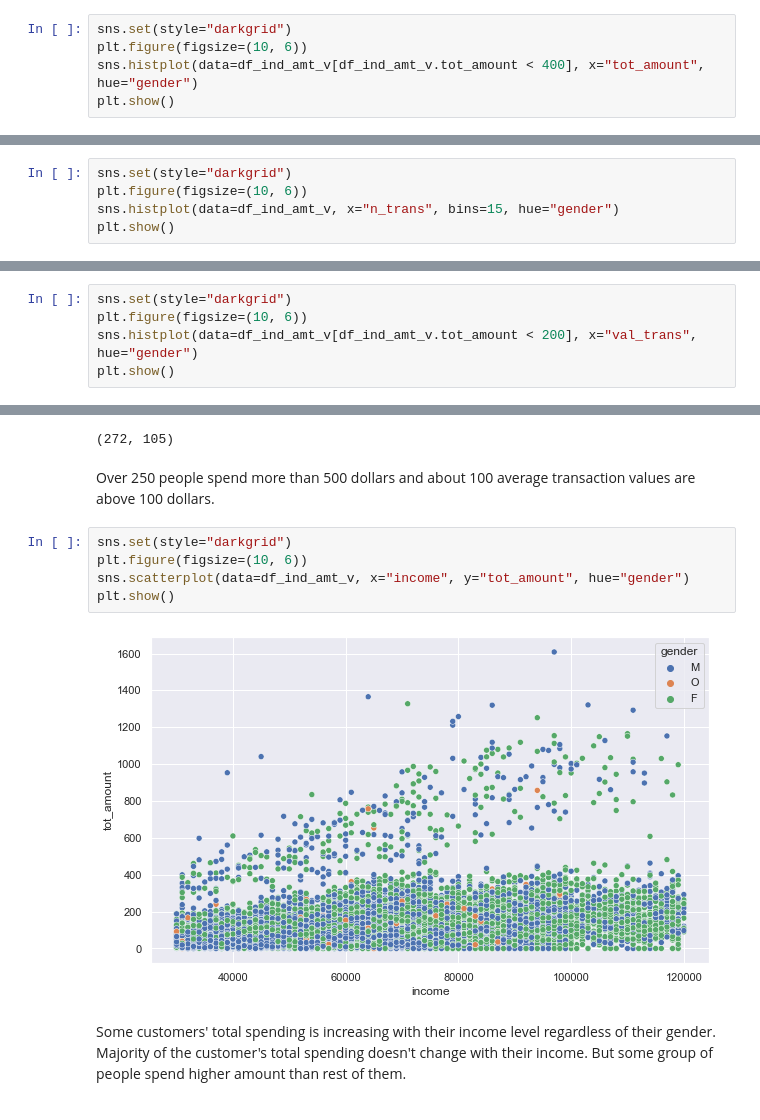
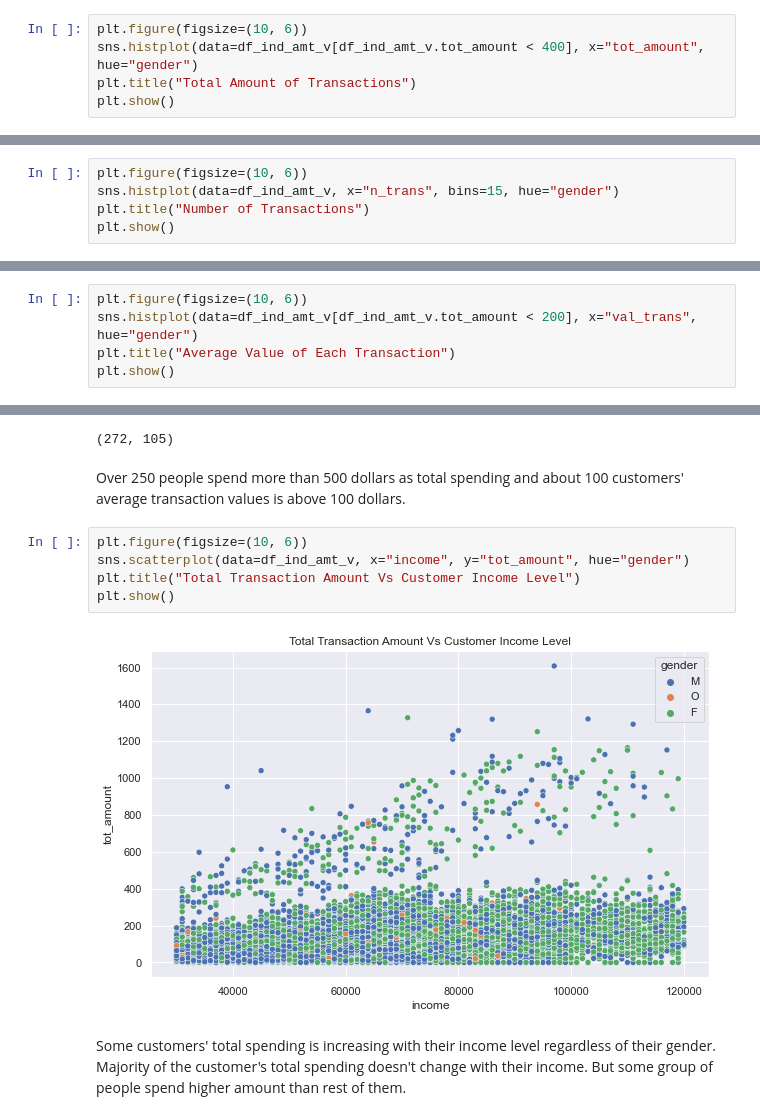
Before and after one commit to Sarmilan-Siva/starbucks-capstone-challenge, a Jupyter notebook: Starbucks_Capstone_notebook.ipynb, the cells around one changed output, grey strips where cells are left out. Cells and saved outputs as stored; diff of their text form.

```diff
--- a/Starbucks_Capstone_notebook.ipynb
+++ b/Starbucks_Capstone_notebook.ipynb
@@ -406,8 +395,8 @@ df_ind_amt_v.shape
 # %% [output]
 (14825, 12)
 # %%
-sns.set(style="darkgrid")
 plt.figure(figsize=(10, 6))
 sns.histplot(data=df_ind_amt_v[df_ind_amt_v.tot_amount < 400], x="tot_amount", hue="gender")
+plt.title("Total Amount of Transactions")
 plt.show()
 # %% [output]
@@ -415,6 +404,6 @@ plt.show()
 # %%
-sns.set(style="darkgrid")
 plt.figure(figsize=(10, 6))
 sns.histplot(data=df_ind_amt_v, x="n_trans", bins=15, hue="gender")
+plt.title("Number of Transactions")
 plt.show()
 # %% [output]
@@ -422,6 +411,6 @@ plt.show()
 # %%
-sns.set(style="darkgrid")
 plt.figure(figsize=(10, 6))
 sns.histplot(data=df_ind_amt_v[df_ind_amt_v.tot_amount < 200], x="val_trans", hue="gender")
+plt.title("Average Value of Each Transaction")
 plt.show()
 # %% [output]
@@ -431,14 +420,14 @@ df_ind_amt_v[df_ind_amt_v.tot_amount > 500].shape[0], df_ind_amt_v[df_ind_amt_v.
 # %% [output]
 (272, 105)
 # %% [markdown]
-Over 250 people spend more than 500 dollars and about 100 average transaction values are above 100 dollars.
+Over 250 people spend more than 500 dollars as total spending and about 100 customers' average transaction values is above 100 dollars.
 # %%
-sns.set(style="darkgrid")
 plt.figure(figsize=(10, 6))
 sns.scatterplot(data=df_ind_amt_v, x="income", y="tot_amount", hue="gender")
+plt.title("Total Transaction Amount Vs Customer Income Level")
 plt.show()
 # %% [output]
-[figure, old version]
+[figure, new version]
 # %% [markdown]
 Some customers' total spending is increasing with their income level regardless of their gender. Majority of the customer's total spending doesn't change with their income. But some group of people spend higher amount than rest of them.
 # %%
```
Also changed, not shown: parts of 76 cells of this notebook, 2 other files.
